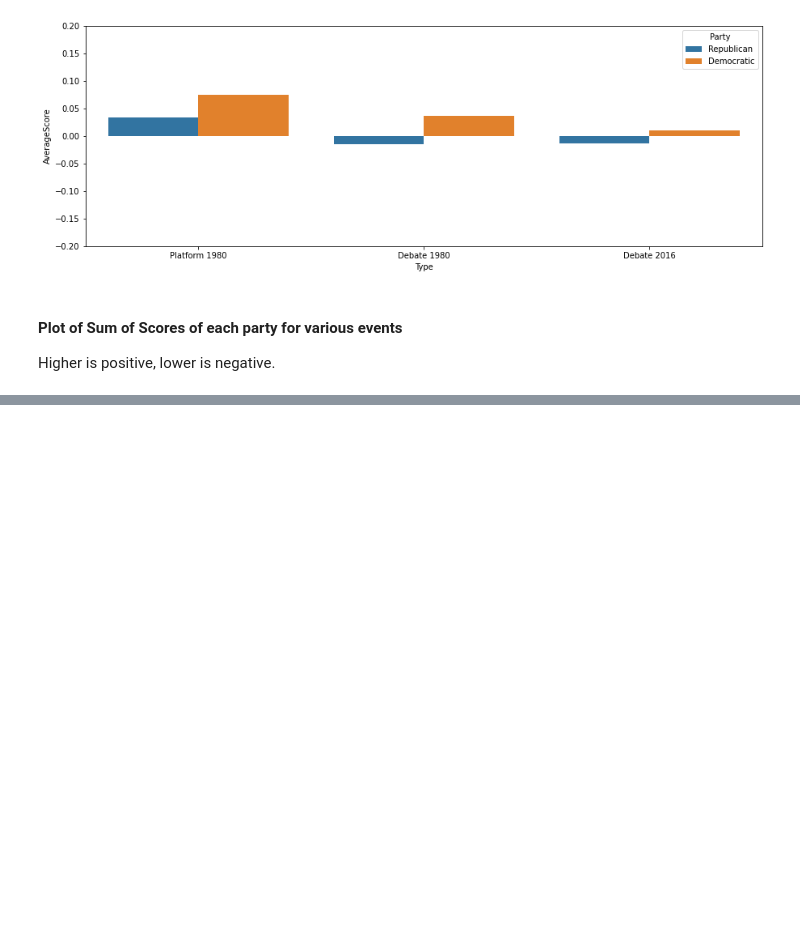
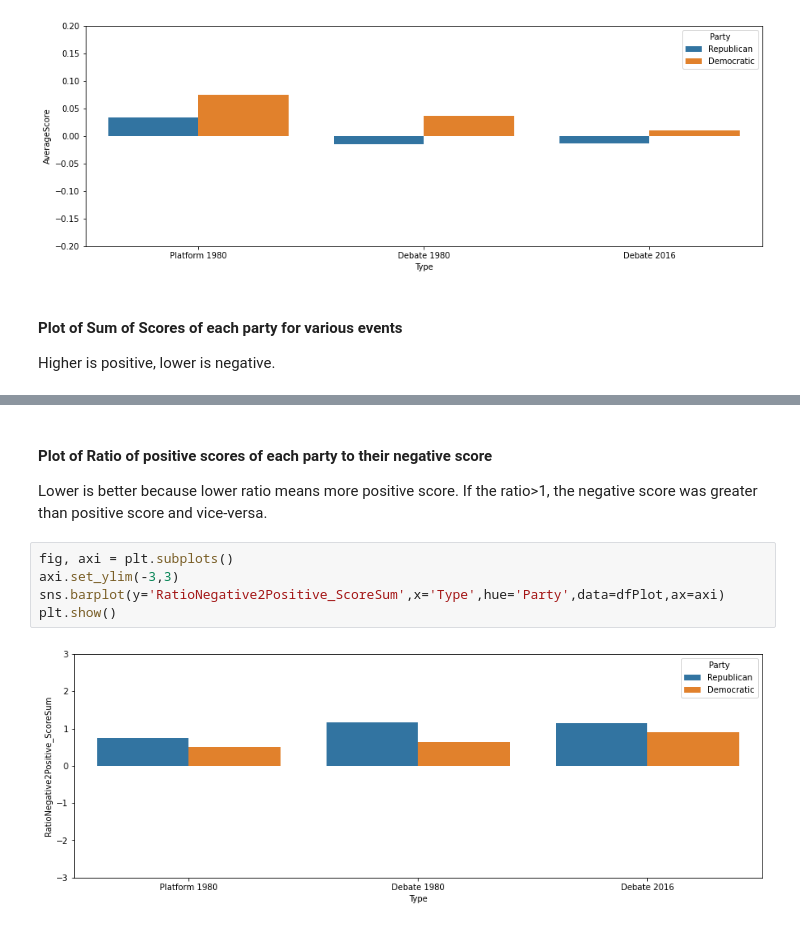
Before and after one commit to Nomi/PoliticalAnalysisNLP, a Jupyter notebook: ProjectDataAnalysis.ipynb, the cells around one changed output, grey strips where cells are left out. Cells and saved outputs as stored; diff of their text form; blank space fills up the shorter version.

```diff
--- a/ProjectDataAnalysis.ipynb
+++ b/ProjectDataAnalysis.ipynb
@@ -1350,0 +1372,10 @@ plt.show()
+# %% [markdown]
+#### Plot of Ratio of positive scores of each party to their negative score
+Lower is better because lower ratio means more positive score. If the ratio>1, the negative score was greater than positive score and vice-versa.
+# %%
+fig, axi = plt.subplots()
+axi.set_ylim(-3,3)
+sns.barplot(y='RatioNegative2Positive_ScoreSum',x='Type',hue='Party',data=dfPlot,ax=axi)
+plt.show()
+# %% [output]
+[figure, added]
```
Also changed, not shown: parts of 8 cells of this notebook.
